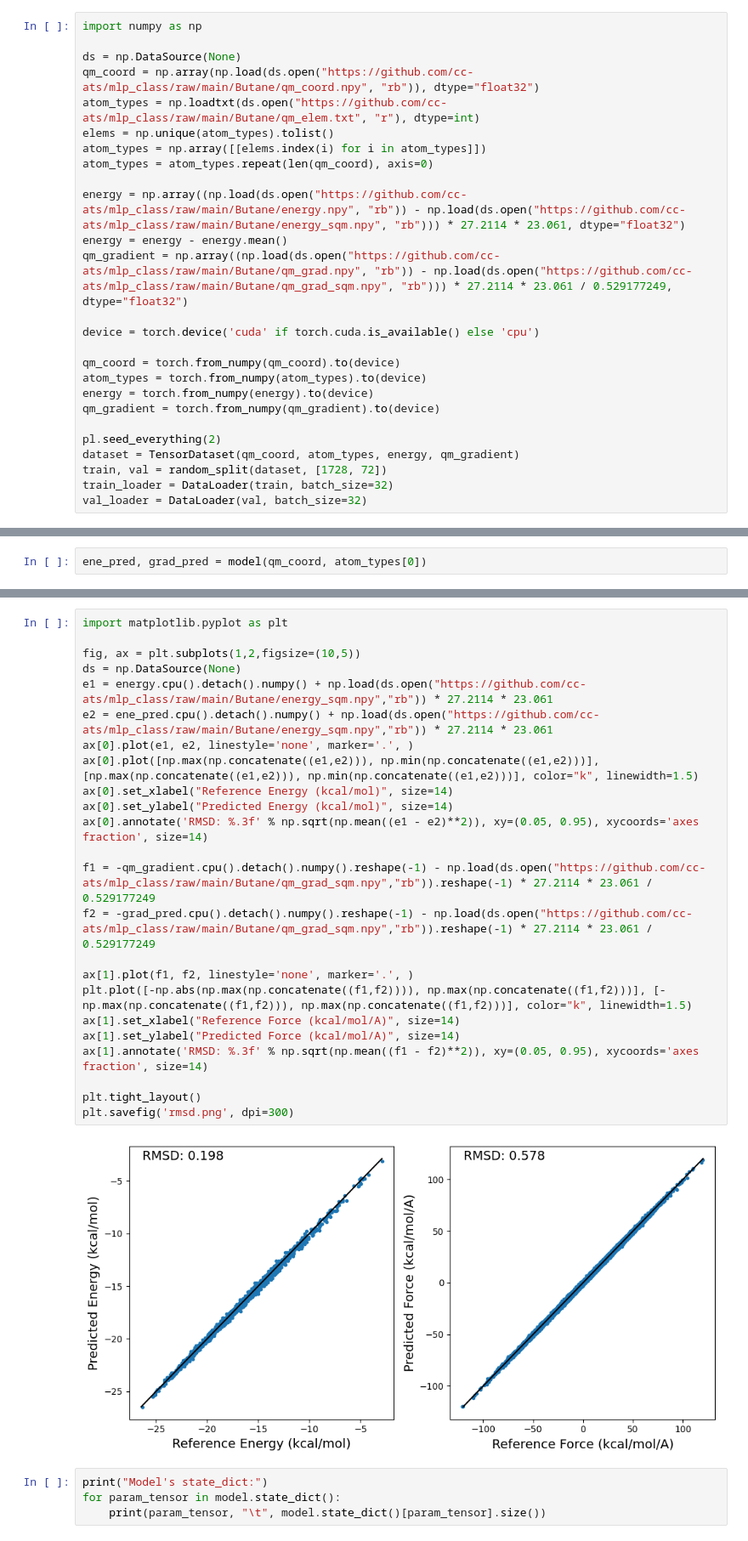
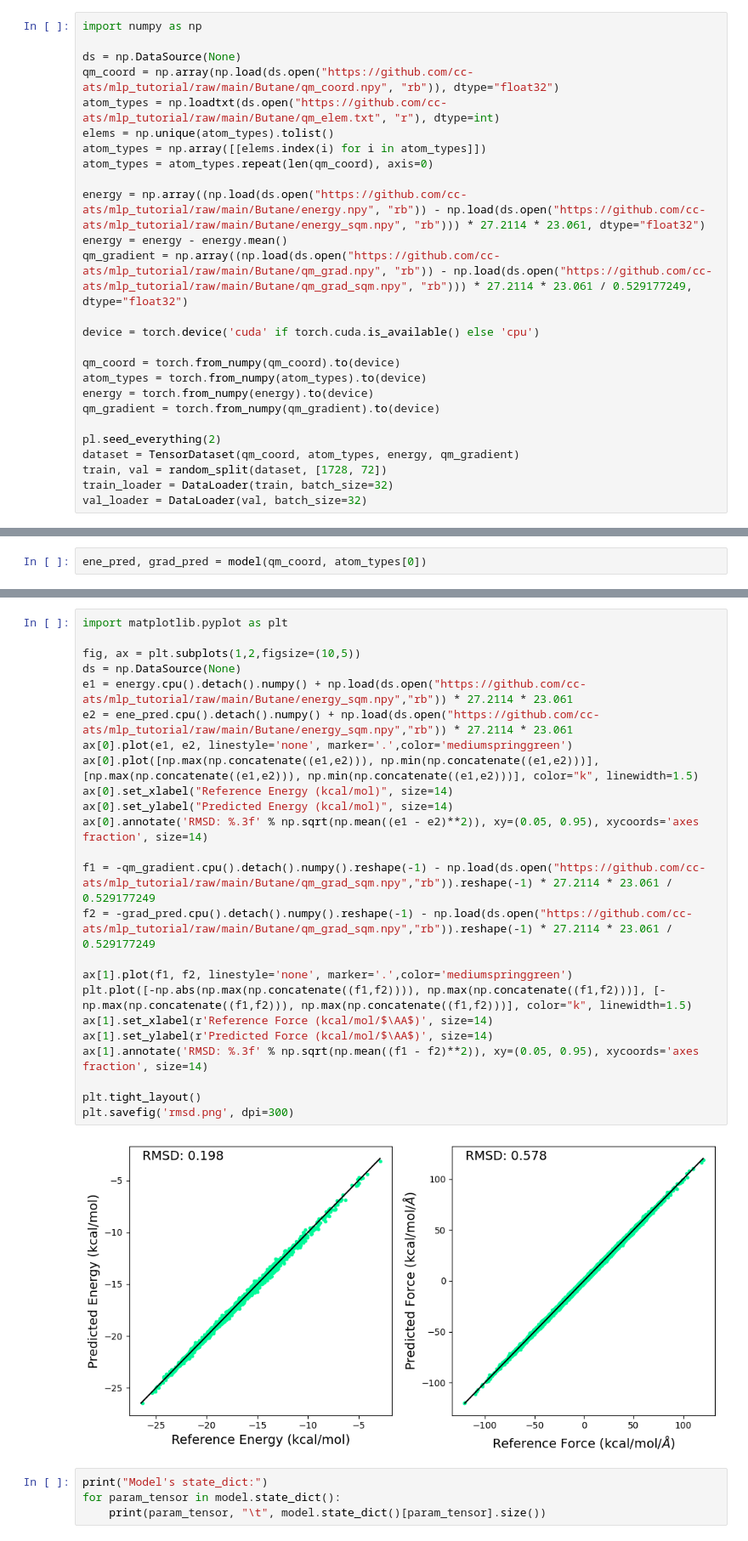
Before and after one commit to cc-ats/mlp_tutorial, a Jupyter notebook: Lesson3_BP.ipynb, the cells around one changed output, grey strips where cells are left out. Shown at 85% size. Saved outputs shown, nothing was run; the diff lists cells and outputs as text.

```diff
--- a/Lesson3_BP.ipynb
+++ b/Lesson3_BP.ipynb
@@ -388,15 +395,15 @@ We will now load the files previously imported from GitHub and use the data in o
 import numpy as np
 
 ds = np.DataSource(None)
-qm_coord = np.array(np.load(ds.open("https://github.com/cc-ats/mlp_class/raw/main/Butane/qm_coord.npy", "rb")), dtype="float32")
-atom_types = np.loadtxt(ds.open("https://github.com/cc-ats/mlp_class/raw/main/Butane/qm_elem.txt", "r"), dtype=int)
+qm_coord = np.array(np.load(ds.open("https://github.com/cc-ats/mlp_tutorial/raw/main/Butane/qm_coord.npy", "rb")), dtype="float32")
+atom_types = np.loadtxt(ds.open("https://github.com/cc-ats/mlp_tutorial/raw/main/Butane/qm_elem.txt", "r"), dtype=int)
 elems = np.unique(atom_types).tolist()
 atom_types = np.array([[elems.index(i) for i in atom_types]])
 atom_types = atom_types.repeat(len(qm_coord), axis=0)
 
-energy = np.array((np.load(ds.open("https://github.com/cc-ats/mlp_class/raw/main/Butane/energy.npy", "rb")) - np.load(ds.open("https://github.com/cc-ats/mlp_class/raw/main/Butane/energy_sqm.npy", "rb"))) * 27.2114 * 23.061, dtype="float32")
+energy = np.array((np.load(ds.open("https://github.com/cc-ats/mlp_tutorial/raw/main/Butane/energy.npy", "rb")) - np.load(ds.open("https://github.com/cc-ats/mlp_tutorial/raw/main/Butane/energy_sqm.npy", "rb"))) * 27.2114 * 23.061, dtype="float32")
 energy = energy - energy.mean()
-qm_gradient = np.array((np.load(ds.open("https://github.com/cc-ats/mlp_class/raw/main/Butane/qm_grad.npy", "rb")) - np.load(ds.open("https://github.com/cc-ats/mlp_class/raw/main/Butane/qm_grad_sqm.npy", "rb"))) * 27.2114 * 23.061 / 0.529177249, dtype="float32")
+qm_gradient = np.array((np.load(ds.open("https://github.com/cc-ats/mlp_tutorial/raw/main/Butane/qm_grad.npy", "rb")) - np.load(ds.open("https://github.com/cc-ats/mlp_tutorial/raw/main/Butane/qm_grad_sqm.npy", "rb"))) * 27.2114 * 23.061 / 0.529177249, dtype="float32")
 
 device = torch.device('cuda' if torch.cuda.is_available() else 'cpu')
 
@@ -498,29 +510,29 @@ ene_pred, grad_pred = model(qm_coord, atom_types[0])
 # %%
 import matplotlib.pyplot as plt
 
 fig, ax = plt.subplots(1,2,figsize=(10,5))
 ds = np.DataSource(None)
-e1 = energy.cpu().detach().numpy() + np.load(ds.open("https://github.com/cc-ats/mlp_class/raw/main/Butane/energy_sqm.npy","rb")) * 27.2114 * 23.061
-e2 = ene_pred.cpu().detach().numpy() + np.load(ds.open("https://github.com/cc-ats/mlp_class/raw/main/Butane/energy_sqm.npy","rb")) * 27.2114 * 23.061
-ax[0].plot(e1, e2, linestyle='none', marker='.', )
+e1 = energy.cpu().detach().numpy() + np.load(ds.open("https://github.com/cc-ats/mlp_tutorial/raw/main/Butane/energy_sqm.npy","rb")) * 27.2114 * 23.061
+e2 = ene_pred.cpu().detach().numpy() + np.load(ds.open("https://github.com/cc-ats/mlp_tutorial/raw/main/Butane/energy_sqm.npy","rb")) * 27.2114 * 23.061
+ax[0].plot(e1, e2, linestyle='none', marker='.',color='mediumspringgreen')
 ax[0].plot([np.max(np.concatenate((e1,e2))), np.min(np.concatenate((e1,e2)))], [np.max(np.concatenate((e1,e2))), np.min(np.concatenate((e1,e2)))], color="k", linewidth=1.5)
 ax[0].set_xlabel("Reference Energy (kcal/mol)", size=14)
 ax[0].set_ylabel("Predicted Energy (kcal/mol)", size=14)
 ax[0].annotate('RMSD: %.3f' % np.sqrt(np.mean((e1 - e2)**2)), xy=(0.05, 0.95), xycoords='axes fraction', size=14)
 
-f1 = -qm_gradient.cpu().detach().numpy().reshape(-1) - np.load(ds.open("https://github.com/cc-ats/mlp_class/raw/main/Butane/qm_grad_sqm.npy","rb")).reshape(-1) * 27.2114 * 23.061 / 0.529177249
-f2 = -grad_pred.cpu().detach().numpy().reshape(-1) - np.load(ds.open("https://github.com/cc-ats/mlp_class/raw/main/Butane/qm_grad_sqm.npy","rb")).reshape(-1) * 27.2114 * 23.061 / 0.529177249
+f1 = -qm_gradient.cpu().detach().numpy().reshape(-1) - np.load(ds.open("https://github.com/cc-ats/mlp_tutorial/raw/main/Butane/qm_grad_sqm.npy","rb")).reshape(-1) * 27.2114 * 23.061 / 0.529177249
+f2 = -grad_pred.cpu().detach().numpy().reshape(-1) - np.load(ds.open("https://github.com/cc-ats/mlp_tutorial/raw/main/Butane/qm_grad_sqm.npy","rb")).reshape(-1) * 27.2114 * 23.061 / 0.529177249
 
-ax[1].plot(f1, f2, linestyle='none', marker='.', )
+ax[1].plot(f1, f2, linestyle='none', marker='.',color='mediumspringgreen')
 plt.plot([-np.abs(np.max(np.concatenate((f1,f2)))), np.max(np.concatenate((f1,f2)))], [-np.max(np.concatenate((f1,f2))), np.max(np.concatenate((f1,f2)))], color="k", linewidth=1.5)
-ax[1].set_xlabel("Reference Force (kcal/mol/A)", size=14)
-ax[1].set_ylabel("Predicted Force (kcal/mol/A)", size=14)
+ax[1].set_xlabel(r'Reference Force (kcal/mol/$\AA$)', size=14)
+ax[1].set_ylabel(r'Predicted Force (kcal/mol/$\AA$)', size=14)
 ax[1].annotate('RMSD: %.3f' % np.sqrt(np.mean((f1 - f2)**2)), xy=(0.05, 0.95), xycoords='axes fraction', size=14)
 
 plt.tight_layout()
 plt.savefig('rmsd.png', dpi=300)
 # %% [output]
-[figure, old version]
+[figure, new version]
 # %%
 print("Model's state_dict:")
 for param_tensor in model.state_dict():
```
Also changed, not shown: parts of 8 cells of this notebook.
